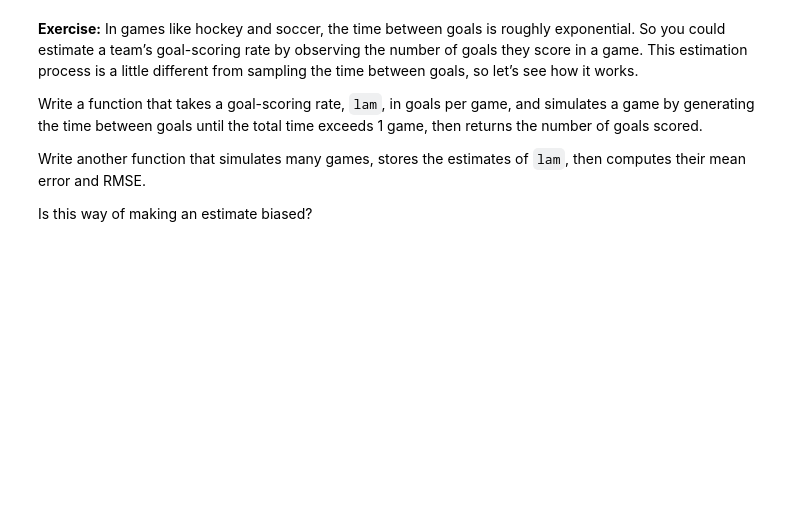
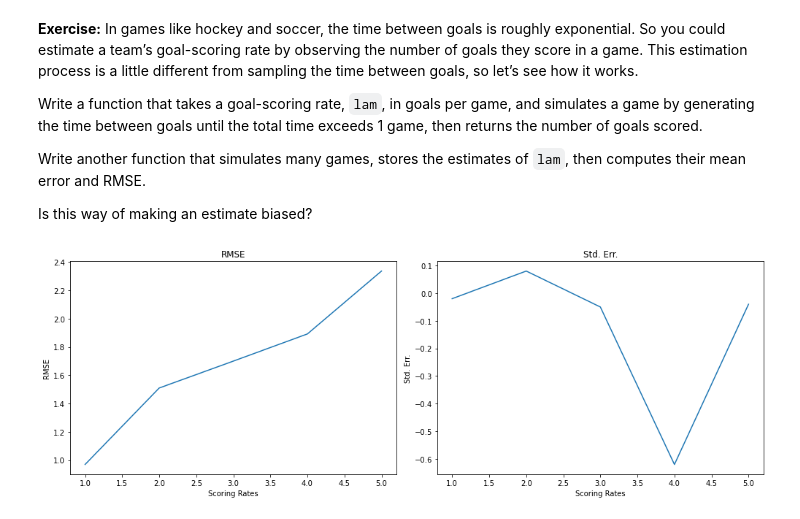
Before and after one commit to Morgan-Sell/ThinkStats2, a Jupyter notebook: code/chap08ex.ipynb, the cells around one changed output. Drawn from its saved outputs; the diff is of its cells as text; code cells hidden in the pictures; blank space fills up the shorter version.

```diff
--- a/code/chap08ex.ipynb
+++ b/code/chap08ex.ipynb
@@ -336,0 +356,30 @@ def SimulateGame(lam):
+# %%
+# Solution goes here
+
+num_games = 100
+scoring_rates = np.arange(1, 6)
+
+rmse_arr = []
+std_err_arr = []
+cdf_arr = []
+
+for rate in scoring_rates:
+    rmse, mean_err, cdf = simulate_many_games(rate, 100)
+    rmse_arr.append(rmse)
+    std_err_arr.append(mean_err)
+    cdf_arr.append(cdf)
+# %%
+fig, axes = plt.subplots(nrows=1, ncols=2, figsize=(14,5))
+sns.lineplot(x=scoring_rates, y=rmse_arr, ax=axes[0])
+axes[0].set_title('RMSE', fontsize=12)
+axes[0].set_ylabel('RMSE')
+axes[0].set_xlabel('Scoring Rates')
+
+sns.lineplot(x=scoring_rates, y=std_err_arr, ax=axes[1])
+axes[1].set_title('Std. Err.', fontsize=12)
+axes[1].set_ylabel('Std. Err.')
+axes[1].set_xlabel('Scoring Rates')
+
+fig.tight_layout();
+# %% [output]
+[figure, added]
```
Also changed, not shown: parts of 6 cells of this notebook, 2 other files.
